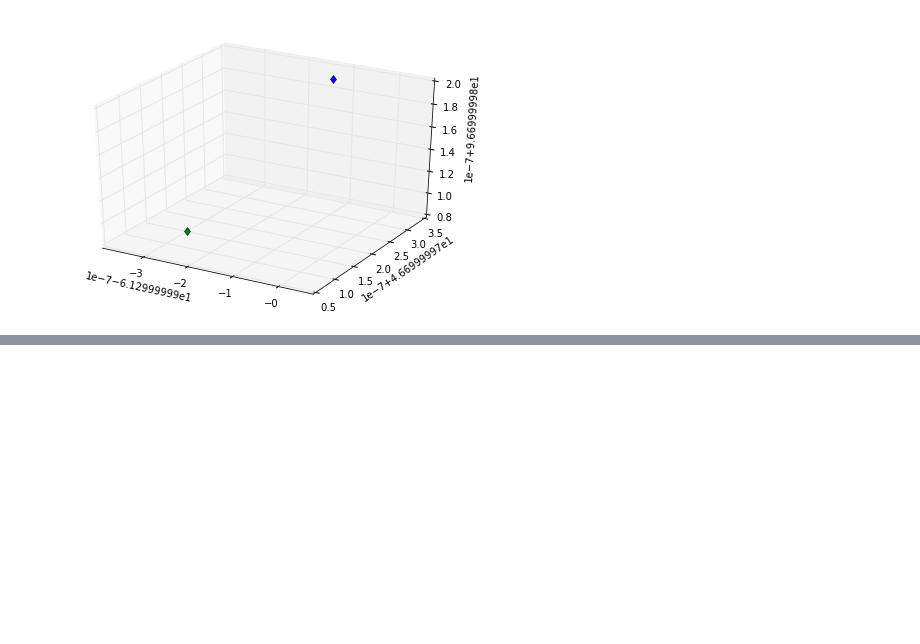
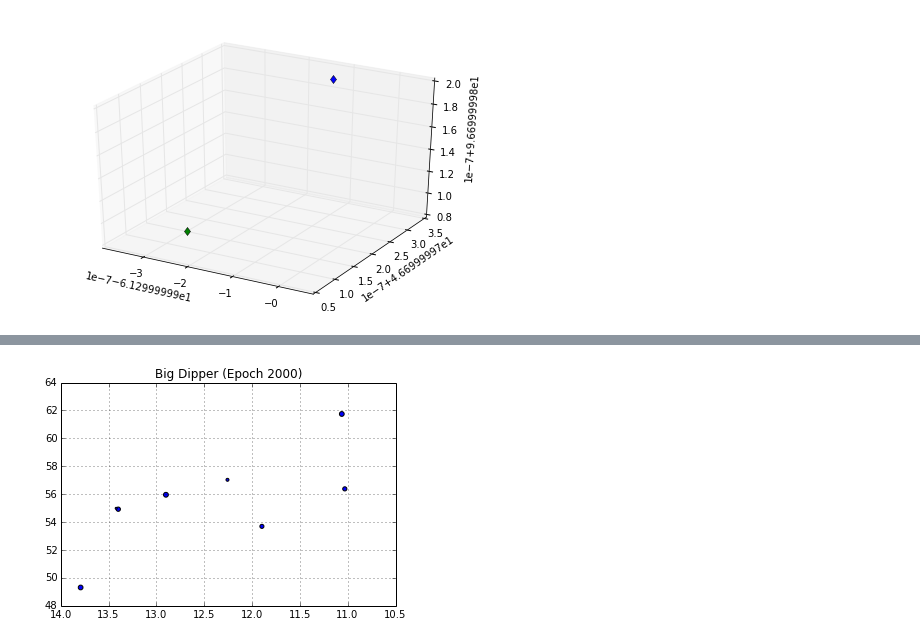
Before and after one commit to dreamalligator/asterisms, a Jupyter notebook: notebooks/proper-motion.ipynb, the cells around one changed output, grey strips where cells are left out. Cells and saved outputs as stored; diff of their text form; code cells hidden in the pictures; blank space fills up the shorter version.

```diff
--- a/notebooks/proper-motion.ipynb
+++ b/notebooks/proper-motion.ipynb
@@ -33,0 +99,5 @@ alphaUM(100000)
+# %%
+present_uma = const(UMa,year='2014',title='Big Dipper (Epoch 2000)')
+#savefig('uma_present.png')
+# %% [output]
+[figure, added]
```
Also changed, not shown: parts of 11 cells of this notebook, 8 other files.
